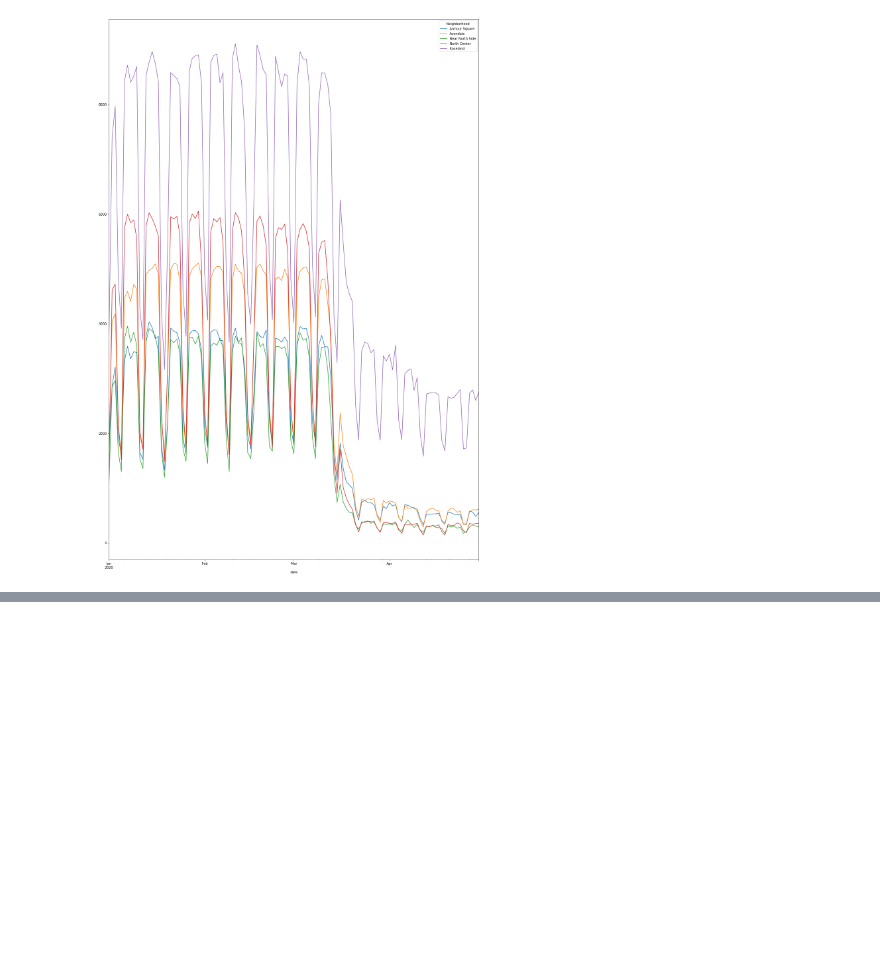
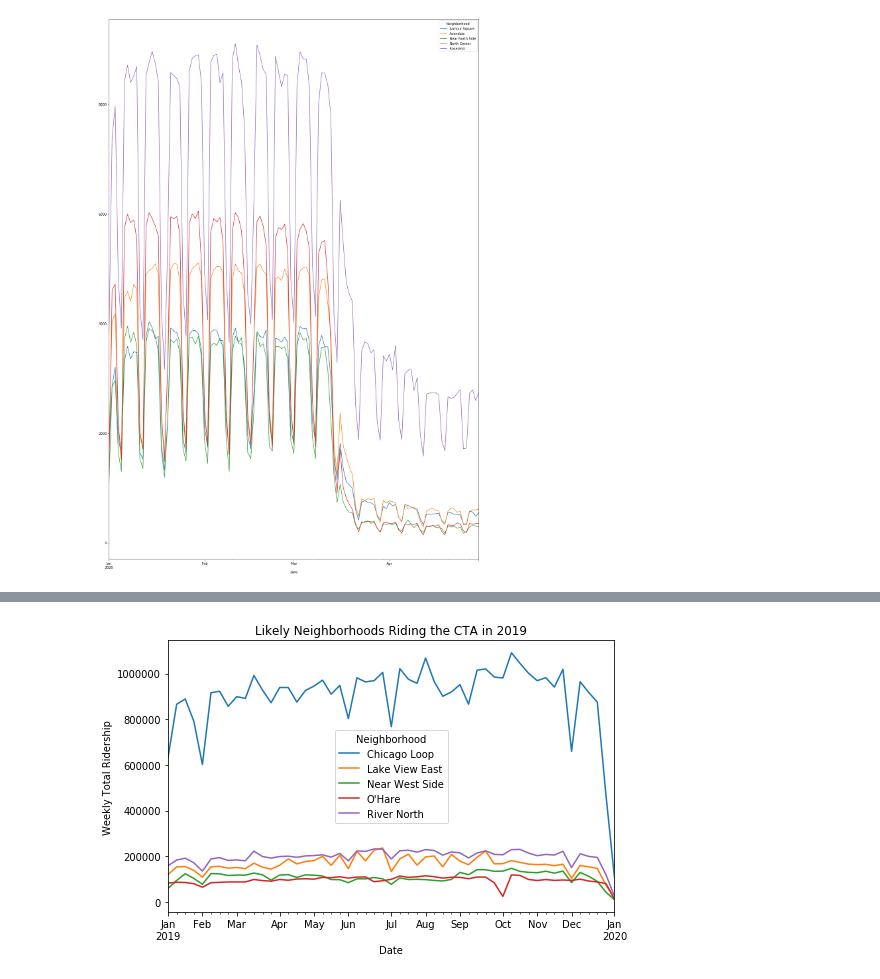
Before and after one commit to cdfencing/Project-I, a Jupyter notebook: neighborhoods.ipynb, the cells around one changed output, grey strips where cells are left out. Cells and saved outputs as stored; diff of their text form; code cells hidden in the pictures; blank space fills up the shorter version.

```diff
--- a/neighborhoods.ipynb
+++ b/neighborhoods.ipynb
@@ -202,3 +223,16 @@ worst_five_covid.groupby(['date','Neighborhood']).sum()['rides'].unstack().plot(
 # %% [output]
 <matplotlib.axes._subplots.AxesSubplot at 0x...>
 [figure]
+# %%
+lines = top_five_1y.groupby([pd.Grouper(key='date', freq = 'W') ,pd.Grouper('Neighborhood')]).agg({
+    'rides': 'sum'
+})
+#lines
+
+
+df_top_5 = pd.DataFrame(lines)
+df_top_5
+#lines1 = top_five_1y.groupby(pd.Grouper(key='date', freq = 'W').agg({
+#    'rides': 'sum'
+#})
+#lines1
@@ -204,0 +254,19 @@ worst_five_covid.groupby(['date','Neighborhood']).sum()['rides'].unstack().plot(
+# %%
+fig, ax = plt.subplots(figsize=(8,5))
+# use unstack()
+df_top_5.groupby(['date','Neighborhood']).sum()['rides'].unstack().plot(ax=ax)
+#ax.set_xlabel('Weekly Total Ridership', fontsize='large', fontweight='bold')
+ax.set_xlabel('Date')
+ax.set_ylabel('Weekly Total Ridership')
+ax.set_title('Likely Neighborhoods Riding the CTA in 2019')
+plt.savefig("Images/Top Five Most Likely Neighborhoods Riding the CTA'L'.png")
+plt.show()
+
+
+
+#fig, ax = plt.subplots(figsize=(20,30))
+# use unstack()
+#lines.unstack().plot(ax=ax)
+#lines.unstack().plot(ax=ax)
+# %% [output]
+[figure, added]
```
Also changed, not shown: parts of 40 cells of this notebook.
